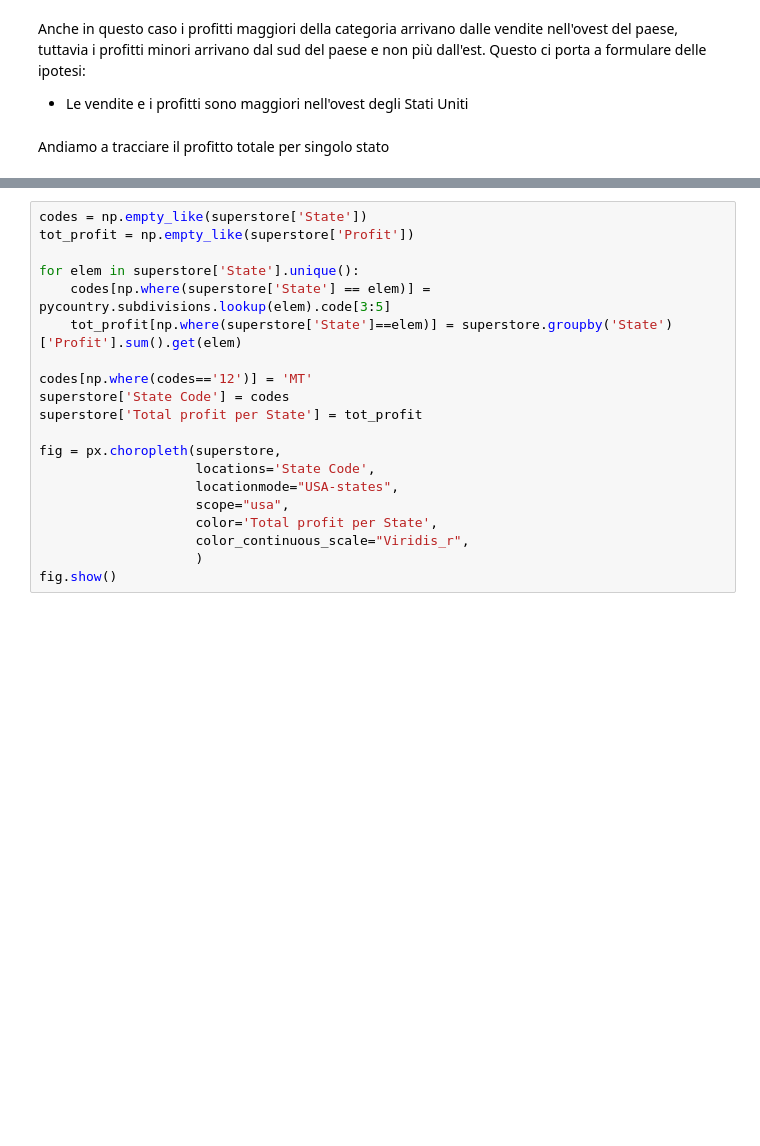
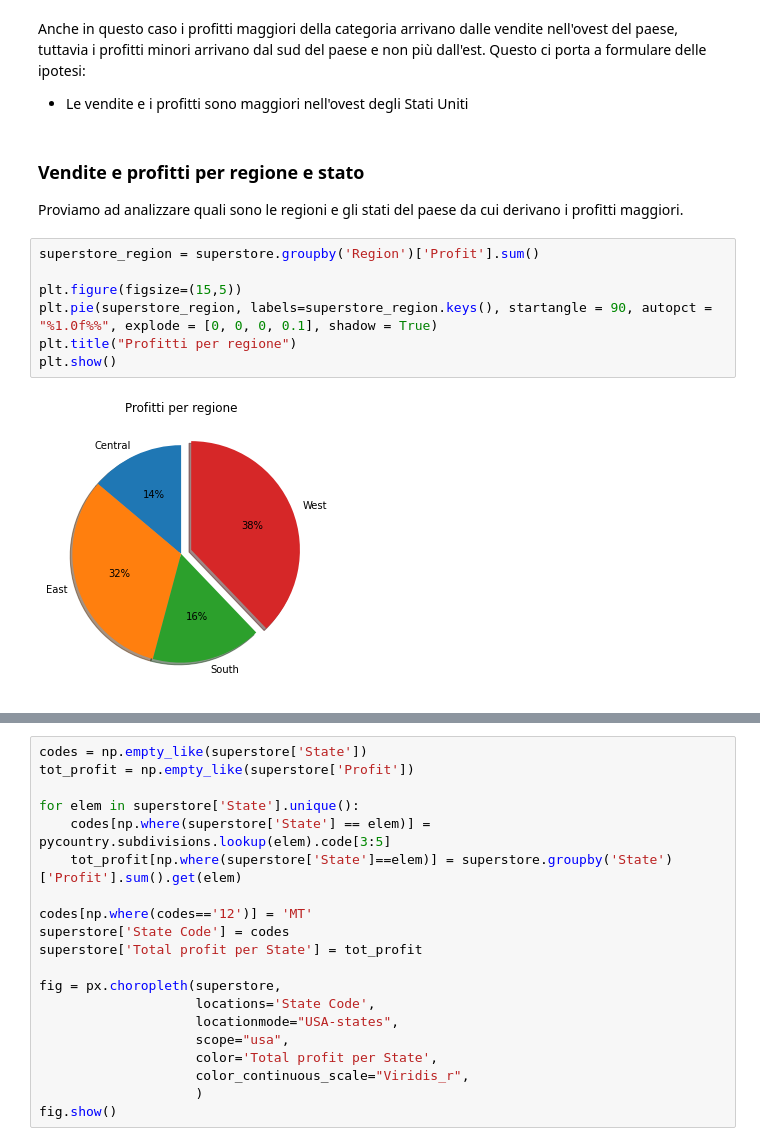
Before and after one commit to marti-brocchi/DataScience_Superstore, a Jupyter notebook: Progetto - Dataset Superstore.ipynb, the cells around one changed output, grey strips where cells are left out. Drawn from its saved outputs; the diff is of its cells as text; blank space fills up the shorter version.

```diff
--- a/Progetto - Dataset Superstore.ipynb
+++ b/Progetto - Dataset Superstore.ipynb
@@ -132,5 +132,15 @@ plt.show()
 # %% [markdown]
 Anche in questo caso i profitti maggiori della categoria arrivano dalle vendite nell'ovest del paese, tuttavia i profitti minori arrivano dal sud del paese e non più dall'est. Questo ci porta a formulare delle ipotesi:
 * Le vendite e i profitti sono maggiori nell'ovest degli Stati Uniti
-# %% [markdown]
-Andiamo a tracciare il profitto totale per singolo stato
+# %% [markdown]
+### Vendite e profitti per regione e stato
+Proviamo ad analizzare quali sono le regioni e gli stati del paese da cui derivano i profitti maggiori.
+# %%
+superstore_region = superstore.groupby('Region')['Profit'].sum()
+
+plt.figure(figsize=(15,5))
+plt.pie(superstore_region, labels=superstore_region.keys(), startangle = 90, autopct = "%1.0f%%", explode = [0, 0, 0, 0.1], shadow = True)
+plt.title("Profitti per regione")
+plt.show()
+# %% [output]
+[figure, added]
```
Also changed, not shown: parts of 7 cells of this notebook.
